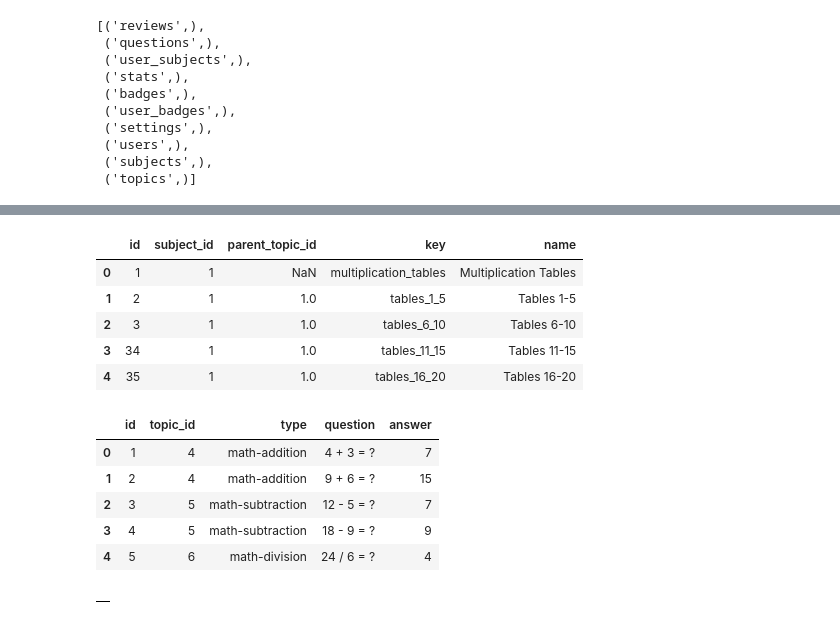
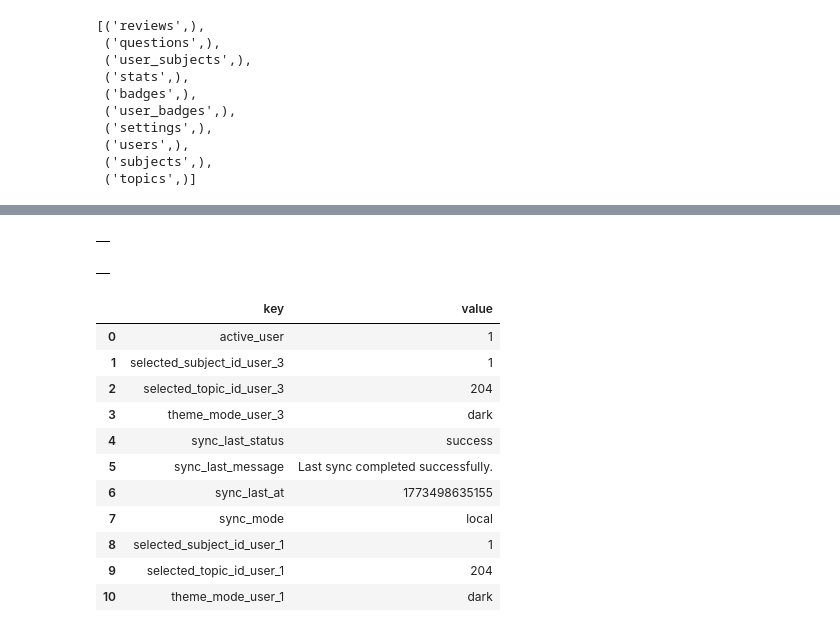
Before and after one commit to aimldlprojects/quizwiz, a Jupyter notebook: server/testing.ipynb, the cells around one changed output, grey strips where cells are left out. Saved outputs shown, nothing was run; the diff lists cells and outputs as text; code cells hidden in the pictures.

```diff
--- a/server/testing.ipynb
+++ b/server/testing.ipynb
@@ -33,22 +97,23 @@ tables
+# %%
+fetch_table_df('badges', 50)
+# %% [output]
+|  |
 # %%
-fetch_table_df('topics', 5)
+fetch_table_df('user_badges', 5)
 # %% [output]
-|  | id | subject_id | parent_topic_id | key | name |
-| 0 | 1 | 1 | NaN | multiplication_tables | Multiplication Tables |
-| 1 | 2 | 1 | 1.0 | tables_1_5 | Tables 1-5 |
-| 2 | 3 | 1 | 1.0 | tables_6_10 | Tables 6-10 |
-| 3 | 34 | 1 | 1.0 | tables_11_15 | Tables 11-15 |
-| 4 | 35 | 1 | 1.0 | tables_16_20 | Tables 16-20 |
+|  |
-# %%
-fetch_table_df('questions', 5)
-# %% [output]
-|  | id | topic_id | type | question | answer |
-| 0 | 1 | 4 | math-addition | 4 + 3 = ? | 7 |
-| 1 | 2 | 4 | math-addition | 9 + 6 = ? | 15 |
-| 2 | 3 | 5 | math-subtraction | 12 - 5 = ? | 7 |
-| 3 | 4 | 5 | math-subtraction | 18 - 9 = ? | 9 |
-| 4 | 5 | 6 | math-division | 24 / 6 = ? | 4 |
 # %%
-fetch_table_df('stats', 30)
+fetch_table_df('settings', 30)
 # %% [output]
-|  |
+|  | key | value |
+| 0 | active_user | 1 |
+| 1 | selected_subject_id_user_3 | 1 |
+| 2 | selected_topic_id_user_3 | 204 |
+| 3 | theme_mode_user_3 | dark |
+| 4 | sync_last_status | success |
+| 5 | sync_last_message | Last sync completed successfully. |
+| 6 | sync_last_at | 1773498635155 |
+| 7 | sync_mode | local |
+| 8 | selected_subject_id_user_1 | 1 |
+| 9 | selected_topic_id_user_1 | 204 |
+| 10 | theme_mode_user_1 | dark |
```
Also changed, not shown: parts of 8 cells of this notebook, 9 other files.
